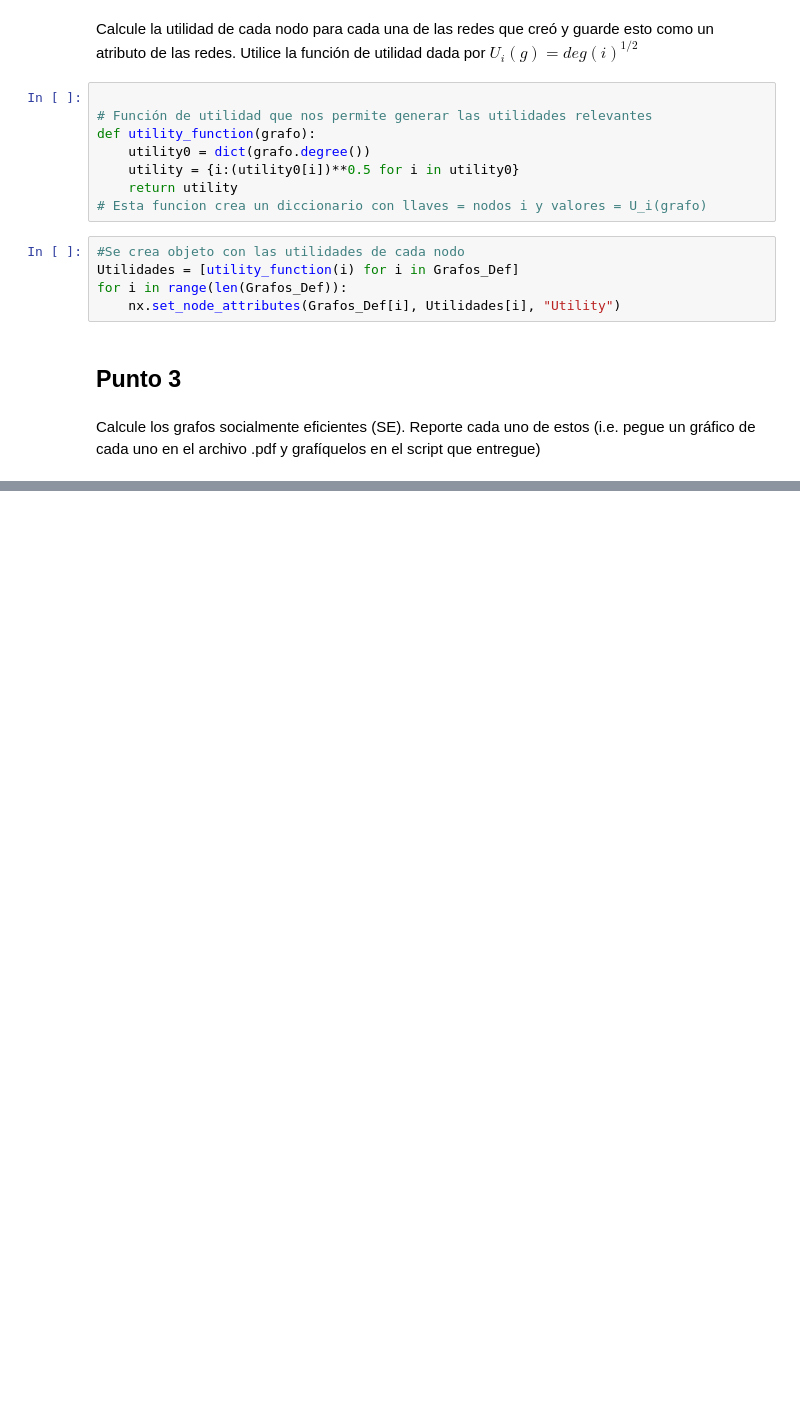
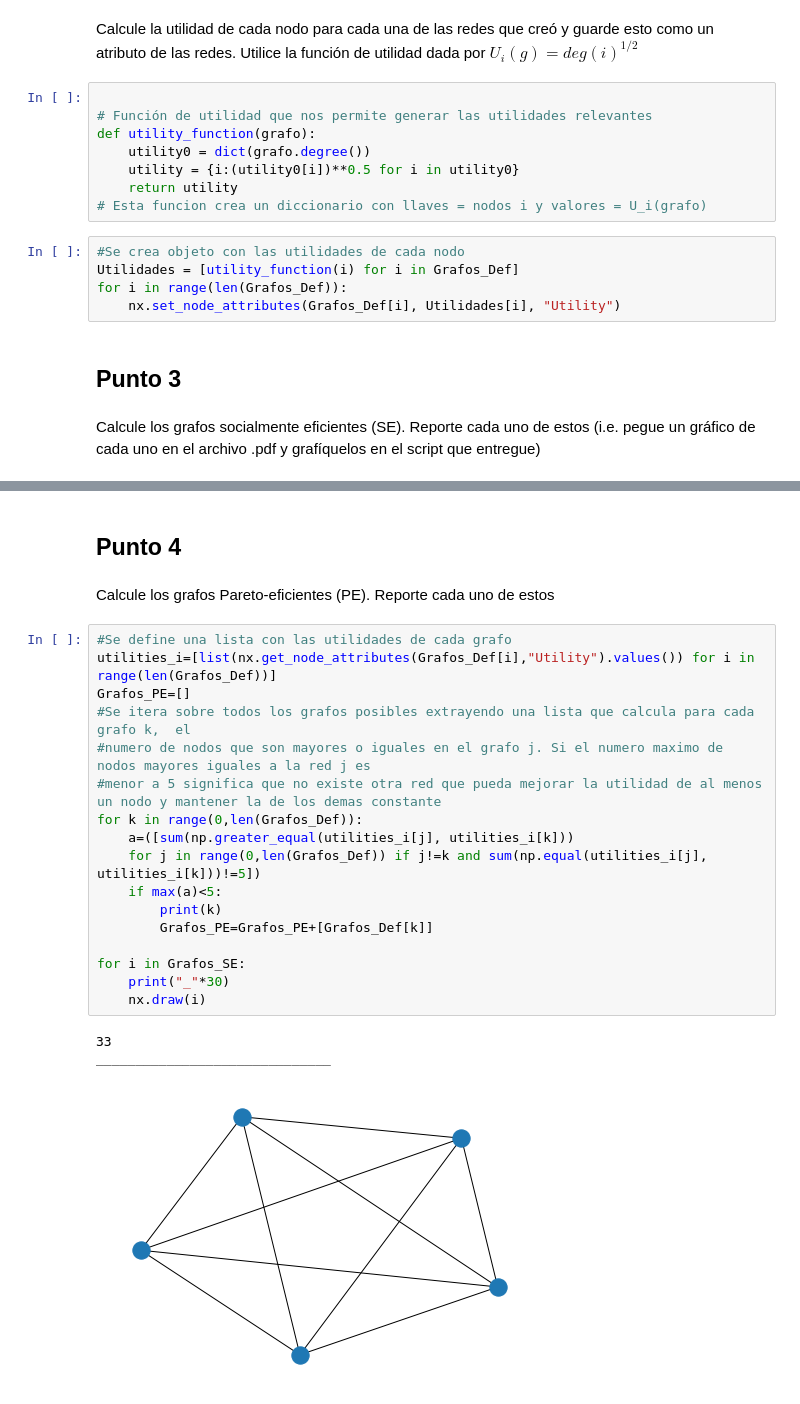
Before and after one commit to judval/MIS-Taller1, a Jupyter notebook: 201921573_201813007_201924300_201815561.ipynb, the cells around one changed output, grey strips where cells are left out. Drawn from its saved outputs; the diff is of its cells as text; blank space fills up the shorter version.

```diff
--- a/201921573_201813007_201924300_201815561.ipynb
+++ b/201921573_201813007_201924300_201815561.ipynb
@@ -108,0 +107,25 @@ gráfico de cada uno en el archivo .pdf y grafíquelos en el script que entregue
+# %% [markdown]
+## Punto 4
+# %% [markdown]
+Calcule los grafos Pareto-eficientes (PE). Reporte cada uno de estos
+# %%
+#Se define una lista con las utilidades de cada grafo
+utilities_i=[list(nx.get_node_attributes(Grafos_Def[i],"Utility").values()) for i in range(len(Grafos_Def))]
+Grafos_PE=[]
+#Se itera sobre todos los grafos posibles extrayendo una lista que calcula para cada grafo k,  el
+#numero de nodos que son mayores o iguales en el grafo j. Si el numero maximo de nodos mayores iguales a la red j es
+#menor a 5 significa que no existe otra red que pueda mejorar la utilidad de al menos un nodo y mantener la de los demas constante
+for k in range(0,len(Grafos_Def)):
+    a=([sum(np.greater_equal(utilities_i[j], utilities_i[k]))
+    for j in range(0,len(Grafos_Def)) if j!=k and sum(np.equal(utilities_i[j], utilities_i[k]))!=5])
+    if max(a)<5:
+        print(k)
+        Grafos_PE=Grafos_PE+[Grafos_Def[k]]
+
+for i in Grafos_SE:
+    print("_"*30)
+    nx.draw(i)
+# %% [output]
+33
+______________________________
+[figure, added]
```
Also changed, not shown: parts of 3 cells of this notebook.
